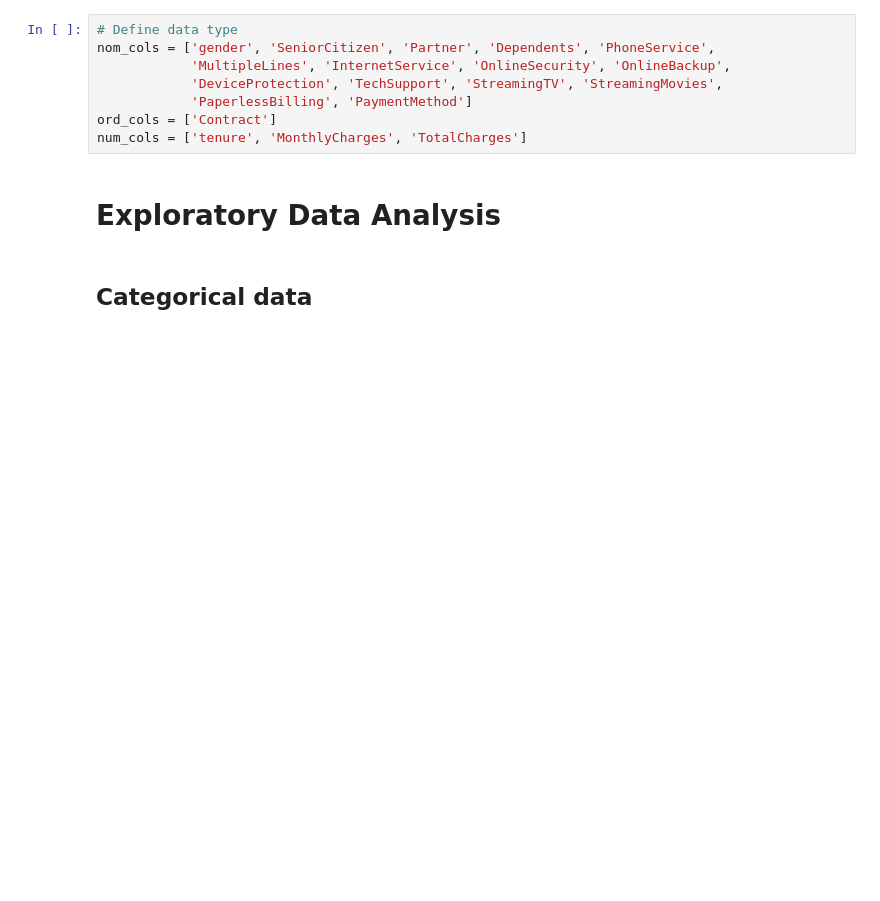
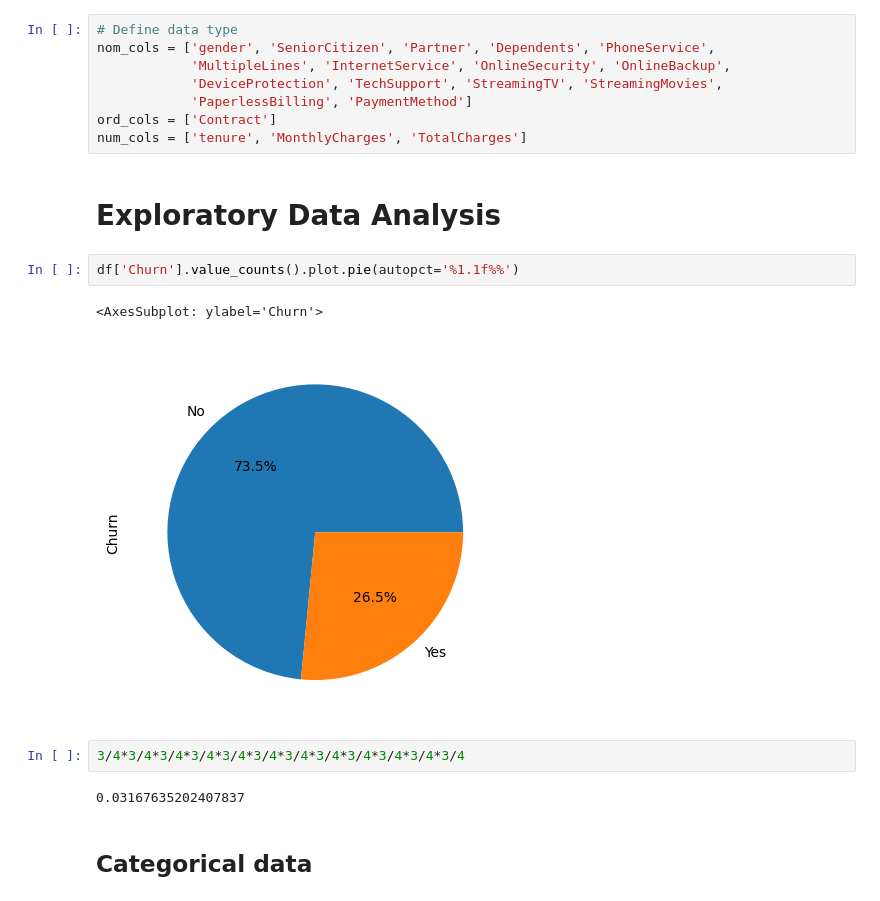
Before and after one commit to jasonrichdarmawan/hacktiv8-ftds-fase0, a Jupyter notebook: x_fase2/week01_day05_libur/pm/eda.ipynb, the cells around one changed output. Drawn from its saved outputs; the diff is of its cells as text; blank space fills up the shorter version.

```diff
--- a/x_fase2/week01_day05_libur/pm/eda.ipynb
+++ b/x_fase2/week01_day05_libur/pm/eda.ipynb
@@ -34,6 +34,15 @@ ord_cols = ['Contract']
 num_cols = ['tenure', 'MonthlyCharges', 'TotalCharges']
 # %% [markdown]
 # Exploratory Data Analysis
+# %%
+df['Churn'].value_counts().plot.pie(autopct='%1.1f%%')
+# %% [output]
+<AxesSubplot: ylabel='Churn'>
+[figure, added]
+# %%
+3/4*3/4*3/4*3/4*3/4*3/4*3/4*3/4*3/4*3/4*3/4*3/4
+# %% [output]
+0.03167635202407837
 # %% [markdown]
 ## Categorical data
 # %% [markdown]
```
Also changed, not shown: 13 other files.
